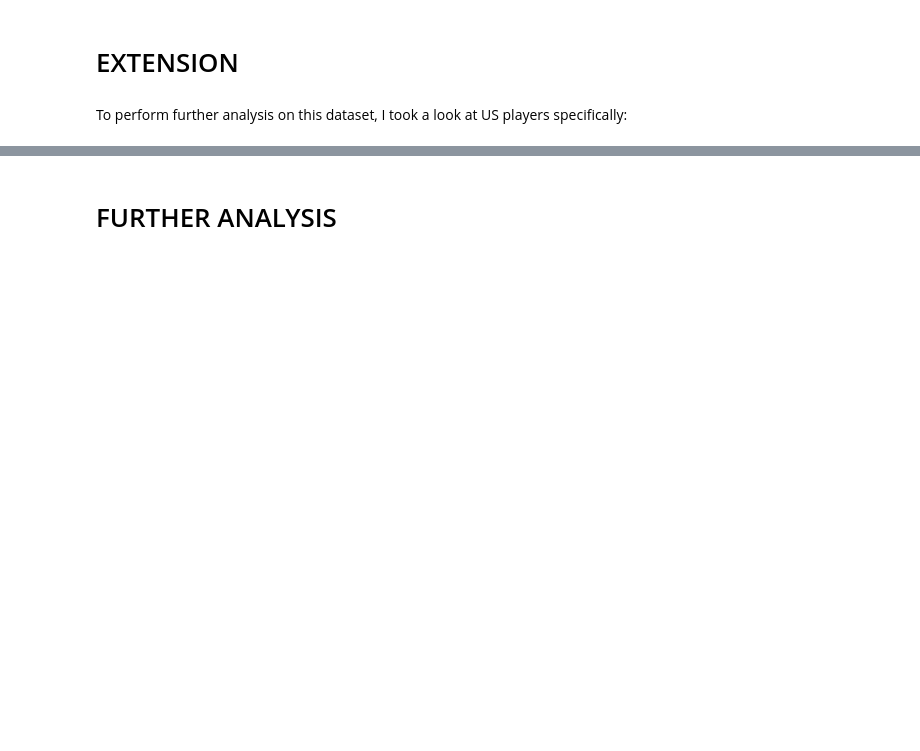
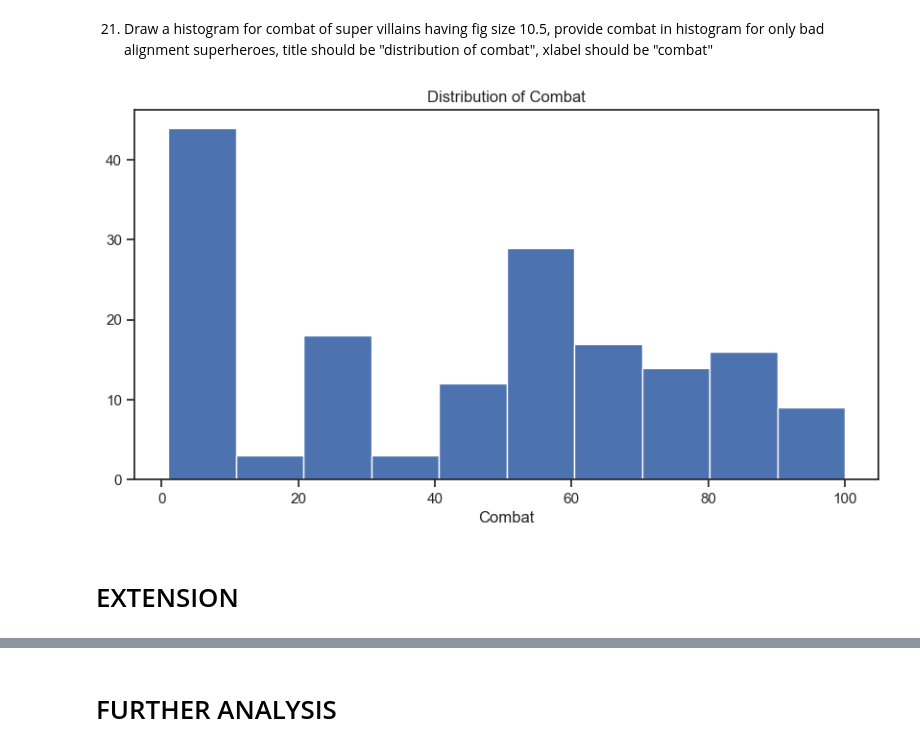
Before and after one commit to wanderingAviator/JUMPlus-Projects, a Jupyter notebook: project.ipynb, the cells around one changed output, grey strips where cells are left out. Drawn from its saved outputs; the diff is of its cells as text; code cells hidden in the pictures; blank space fills up the shorter version.

```diff
--- a/project.ipynb
+++ b/project.ipynb
@@ -261,0 +147,2 @@ realmadrid4.head(5)
+# %%
+badchars = marvel_df.loc[marvel_df['Alignment'] == "bad"]
@@ -262,4 +206,12 @@ realmadrid4.head(5)
+# %% [markdown]
+21. Draw a histogram for combat of super villains having fig size 10.5, provide combat in histogram for only bad alignment superheroes, title should be "distribution of combat", xlabel should be "combat"
+# %%
+plt.figure(figsize = (10,5))
+plt.title("Distribution of Combat")
+plt.xlabel("Combat")
+plt.hist(badchars['Combat'])
+plt.show()
+# %% [output]
+[figure, added]
 # %% [markdown]
 # EXTENSION
-# %% [markdown]
-To perform further analysis on this dataset, I took a look at US players specifically:
```
Also changed, not shown: parts of 139 cells of this notebook, 1 other file.
